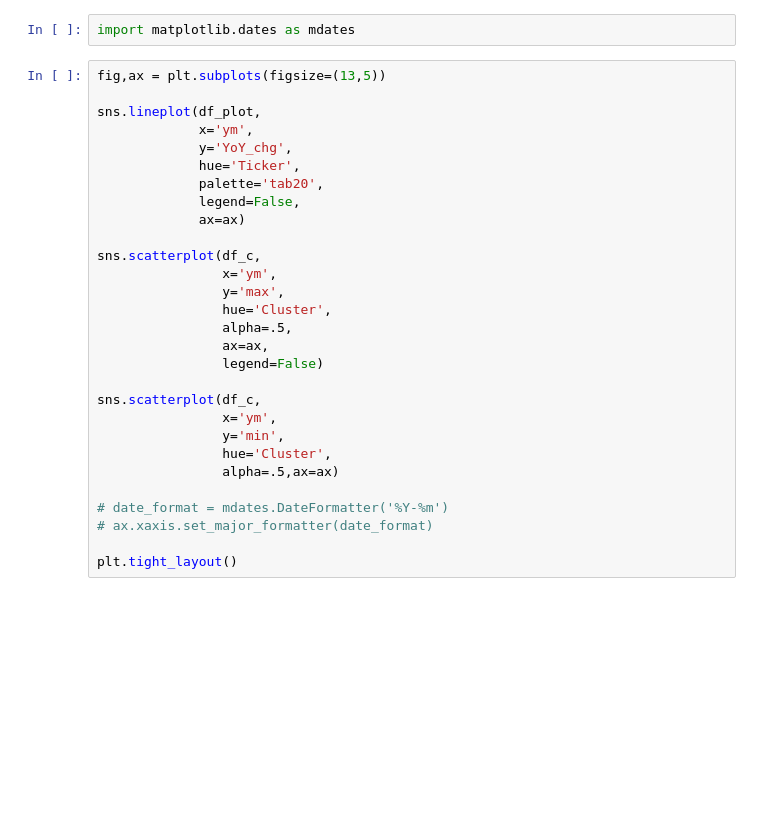
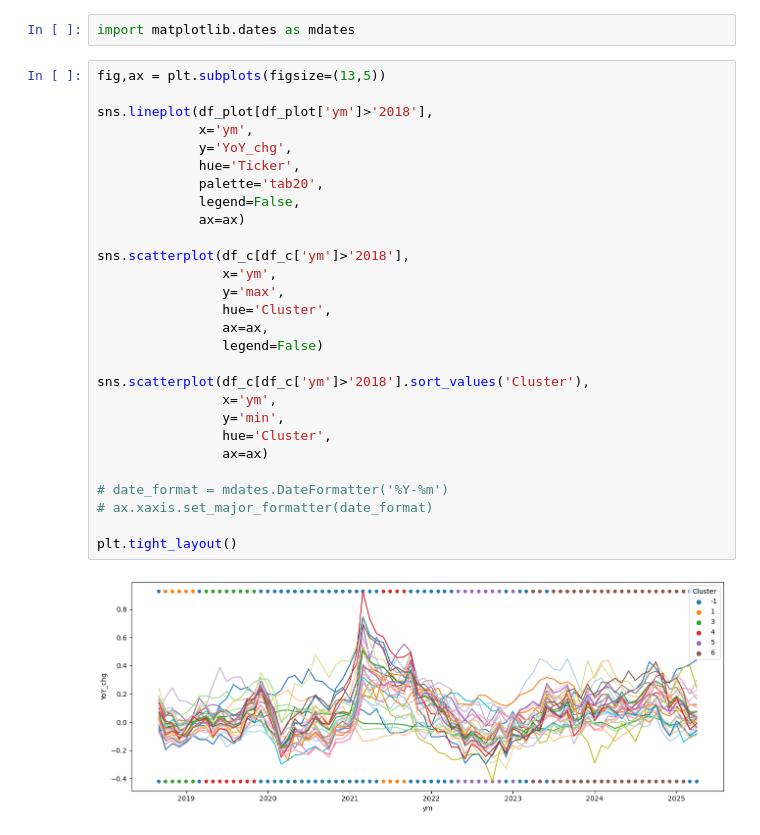
Before and after one commit to jangelchik/quant_projects, a Jupyter notebook: macro_backbone.ipynb, the cells around one changed output. Cells and saved outputs as stored; diff of their text form; blank space fills up the shorter version.

```diff
--- a/macro_backbone.ipynb
+++ b/macro_backbone.ipynb
@@ -469,31 +499,32 @@ import matplotlib.dates as mdates
 # %%
 fig,ax = plt.subplots(figsize=(13,5))
 
-sns.lineplot(df_plot,
+sns.lineplot(df_plot[df_plot['ym']>'2018'],
              x='ym',
              y='YoY_chg',
              hue='Ticker',
              palette='tab20',
              legend=False,
              ax=ax)
 
-sns.scatterplot(df_c,
+sns.scatterplot(df_c[df_c['ym']>'2018'],
                 x='ym',
                 y='max',
                 hue='Cluster',
-                alpha=.5,
                 ax=ax,
                 legend=False)
 
-sns.scatterplot(df_c,
+sns.scatterplot(df_c[df_c['ym']>'2018'].sort_values('Cluster'),
                 x='ym',
                 y='min',
                 hue='Cluster',
-                alpha=.5,ax=ax)
+                ax=ax)
 
 # date_format = mdates.DateFormatter('%Y-%m')
 # ax.xaxis.set_major_formatter(date_format)
 
 plt.tight_layout()
+# %% [output]
+[figure, added]
 # %%
 df_plot[df_plot['YoY_chg']>3]['Ticker'].unique()
```
Also changed, not shown: parts of 14 cells of this notebook.
